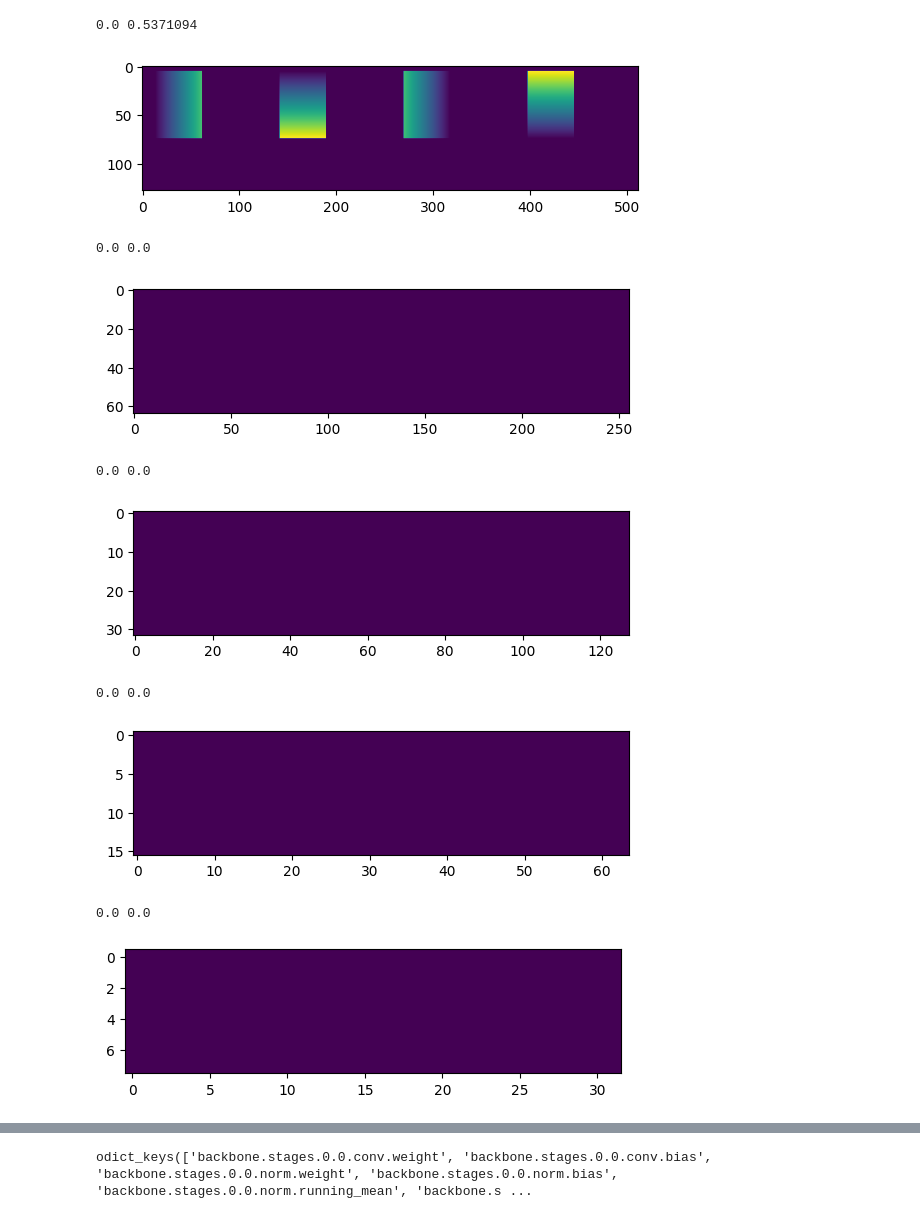
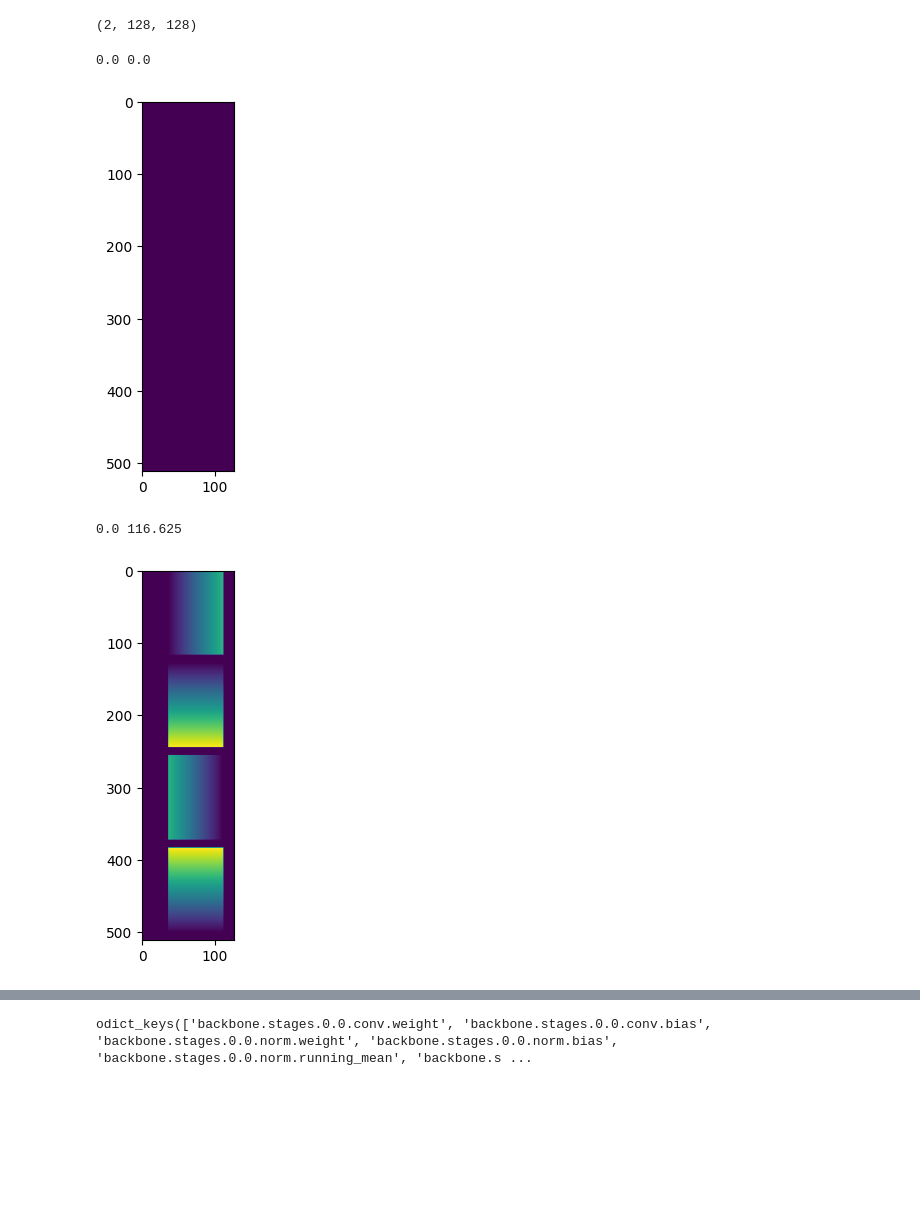
Before and after one commit to ndgnuh/megane, a Jupyter notebook: Debug.ipynb, the cells around one changed output, grey strips where cells are left out. Saved outputs shown, nothing was run; the diff lists cells and outputs as text; code cells hidden in the pictures; blank space fills up the shorter version.

```diff
--- a/Debug.ipynb
+++ b/Debug.ipynb
@@ -10,11 +11,13 @@ from matplotlib import pyplot as plt
 from os import path, listdir, walk
 # %%
 image_size = (800, 999999999999)
-class2str = ["dog", "cat"]
+class2str = ["table", "column"]
+class2str = ["cat", "dog"]
 num_classes = len(class2str)
 
 def transform(image, boxes, classes):
     return encode_fcos(image, boxes, classes, W=1024, H=1024, C=num_classes)
 
 
+dataset = LabelMeDataset("data/positive.txt", class2str, transform=transform)
 dataset = LabelMeDataset("index.txt", class2str, transform=transform)
@@ -21,2 +29,3 @@ dataset = LabelMeDataset("index.txt", class2str, transform=transform)
 # %%
-image, rmaps, cmaps, clsmaps, tmaps = dataset[0]
+image, rmaps, cmaps, clsmaps, tmaps = random.choice(dataset)
+decode_image(image)
@@ -28,18 +34,17 @@ def decode_image(image):
+# %%
+cmaps[0].shape
+# %% [output]
+(2, 128, 128)
 # %%
-for rmap in rmaps:
-    rmap = np.concatenate(list(rmap), -1)
+for rmap in rmaps[0]:
+    rmap = np.concatenate(list(rmap), -2)
+    # rmap = np.concatenate(list(rmap), -1)
     print(rmap.min(), rmap.max())
     plt.imshow(rmap)
     plt.show()
 # %% [output]
-0.0 0.5371094
+0.0 0.0
-[figure, old version]
+[figure, new version]
-0.0 0.0
+0.0 116.625
-[figure, old version]
+[figure, new version]
-0.0 0.0
-[figure, removed]
-0.0 0.0
-[figure, removed]
-0.0 0.0
-[figure, removed]
 # %%
```
Also changed, not shown: parts of 5 cells of this notebook, 4 other files.
